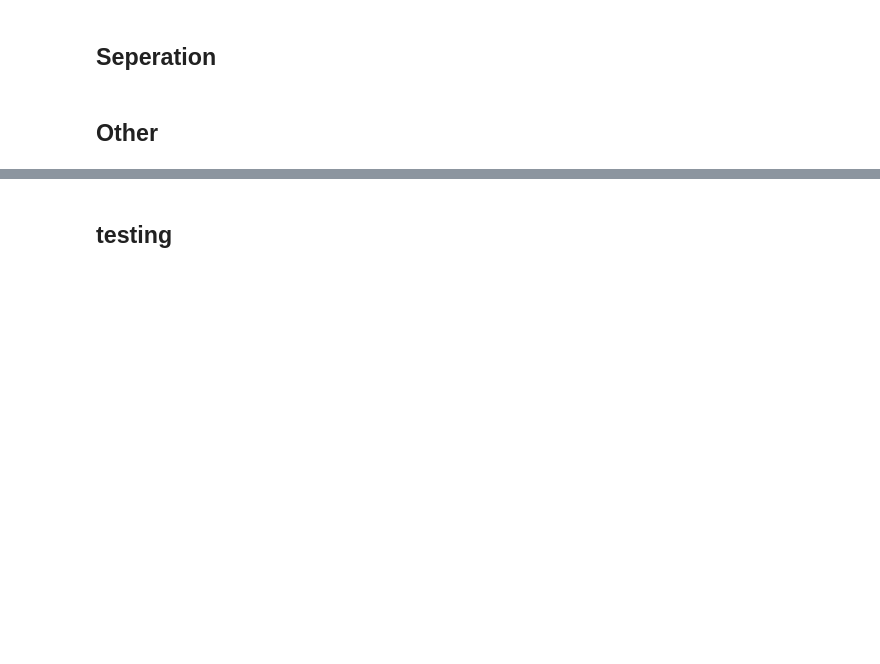
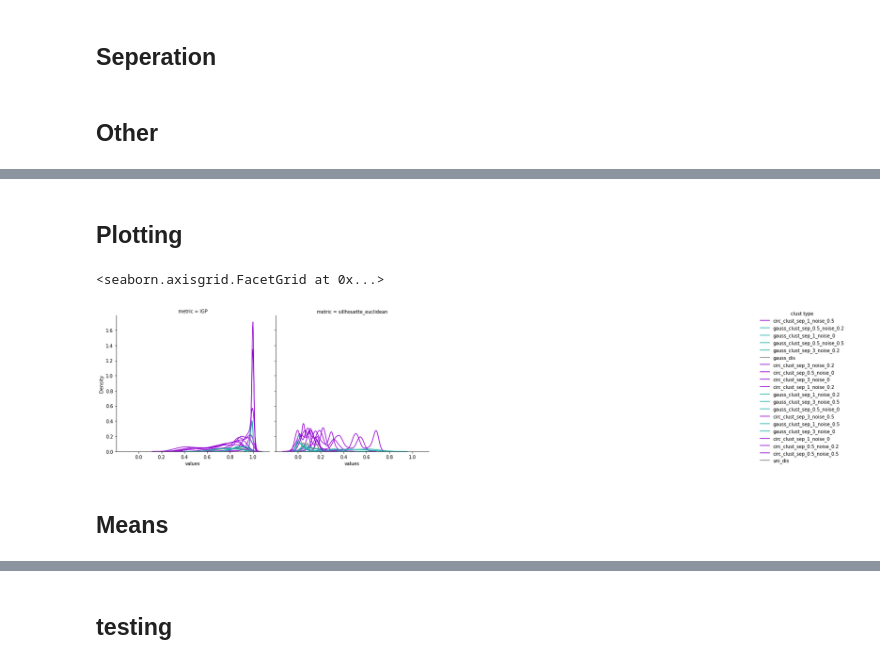
Before and after one commit to nonieA/mc-hammer, a Jupyter notebook: notebooks/cluster_measures_experiment.ipynb, the cells around one changed output, grey strips where cells are left out. Cells and saved outputs as stored; diff of their text form; code cells hidden in the pictures; blank space fills up the shorter version.

Commit message:
analysis metrics results

```diff
--- a/notebooks/cluster_measures_experiment.ipynb
+++ b/notebooks/cluster_measures_experiment.ipynb
@@ -198,0 +271,12 @@ other_dict = {i:{k:get_metrics_results(v,i) for k,v in full_dict.items()} for i
+# %%
+comp2 = {k:get_grouped(v,keys_dict) for k,v in comp2.items()}
+sep2 = {k:get_grouped(v,keys_dict) for k,v in sep2.items()}
+other2 = {k:get_grouped(v,keys_dict) for k,v in other2.items()}
+# %%
+compdf = {k:make_df(v,k) for k,v in comp2.items()}
+sepdf = {k:make_df(v,k) for k,v in sep2.items()}
+otherdf = {k:make_df(v,k) for k,v in other2.items()}
+# %%
+compdf = pd.concat(compdf.values())
+sepdf = pd.concat(sepdf.values())
+otherdf = pd.concat(otherdf.values())
@@ -198,0 +299,13 @@ other_dict = {i:{k:get_metrics_results(v,i) for k,v in full_dict.items()} for i
+# %% [markdown]
+## Plotting
+# %%
+palette = {i:get_colours(i) for i in compdf['clust type'].unique()}
+# %%
+comp_plot = sns.displot(compdf,x = 'values',col = 'metric',hue = 'clust type',kind = 'kde',col_wrap =4,palette=palette)
+sep_plot = sns.displot(sepdf,x = 'values',col = 'metric',hue = 'clust type',kind = 'kde',col_wrap =4,palette=palette)
+other_plot = sns.displot(otherdf,x = 'values',col = 'metric',hue = 'clust type',kind = 'kde',col_wrap =4,palette=palette)
+# %% [output]
+<seaborn.axisgrid.FacetGrid at 0x...>
+[figure, added]
+# %% [markdown]
+## Means
```
Also changed, not shown: parts of 23 cells of this notebook, 2 other files.
